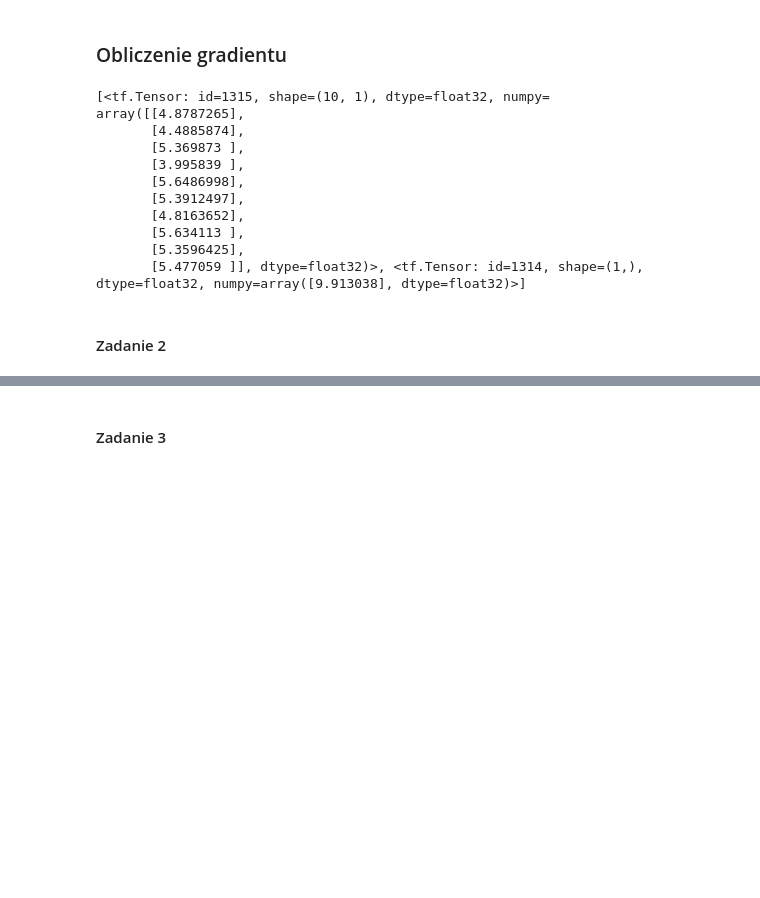
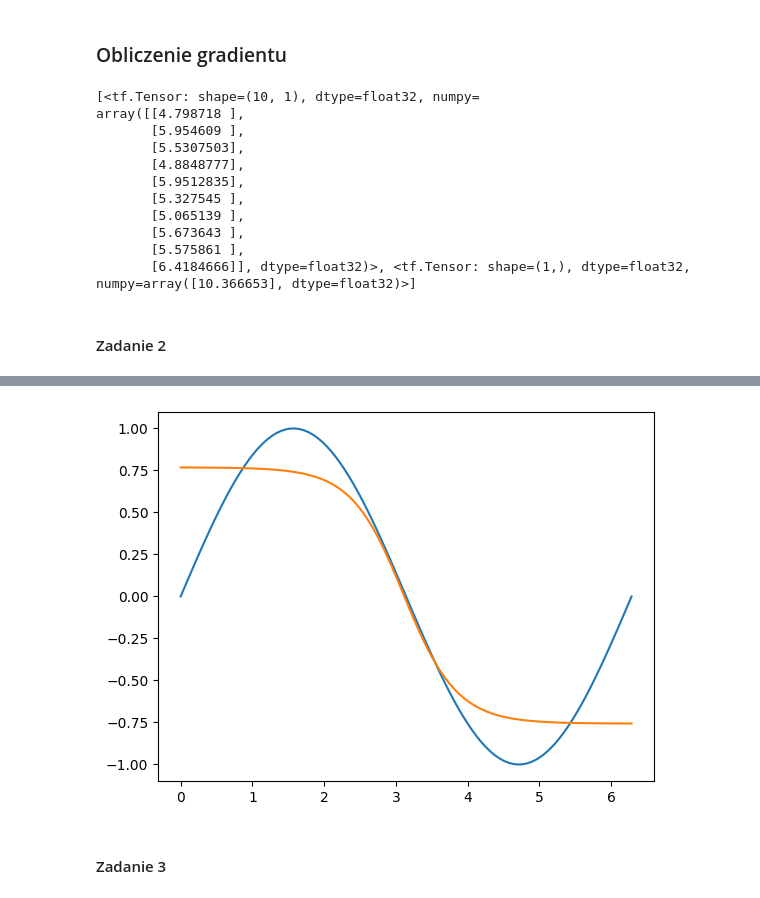
Before and after one commit to Mimikkk/eio-2022, a Jupyter notebook: deep-learning/exercise-3-tensorflow-intro/main.ipynb, the cells around one changed output, grey strips where cells are left out. Drawn from its saved outputs; the diff is of its cells as text; code cells hidden in the pictures; blank space fills up the shorter version.

```diff
--- a/deep-learning/exercise-3-tensorflow-intro/main.ipynb
+++ b/deep-learning/exercise-3-tensorflow-intro/main.ipynb
@@ -46,6 +46,10 @@ Poniżej przedstawione zostało porównanie wykonania tego samego zadania w NumP
 # import bibliotek
 import tensorflow as tf
 import numpy as np
+
+import functools
+def pipe(*fns):
+  return functools.reduce(lambda f, g: lambda x: f(g(x)), reversed(fns))
 # %%
 # przykładowa alokacja danych:
 np_arr = np.zeros([5, 5])
@@ -389,26 +404,26 @@ y_true = tf.ones([32, 1])
 # obiekt gradient tape pozwala na "nagrywanie" pochodnych operacji wykonanych wewnątrz struktury "with ... :"
 with tf.GradientTape() as tape:
   y_pred = network(x)
-  l = loss(y_pred, y_true)
+  error = loss(y_pred, y_true)
 
 # pobranie interesujących nas gradientów (tylko dla uczonych zmiennych!)
-grads = tape.gradient(l, [w, b])
+grads = tape.gradient(error, [w, b])
 # oraz ich użycie przez optymalizator
 optimizer.apply_gradients(zip(grads, [w, b]))
 
 print(grads)
 # %% [output]
-[<tf.Tensor: id=1315, shape=(10, 1), dtype=float32, numpy=
-array([[4.8787265],
-       [4.4885874],
-       [5.369873 ],
-       [3.995839 ],
-       [5.6486998],
-       [5.3912497],
-       [4.8163652],
-       [5.634113 ],
-       [5.3596425],
-       [5.477059 ]], dtype=float32)>, <tf.Tensor: id=1314, shape=(1,), dtype=float32, numpy=array([9.913038], dtype=float32)>]
+[<tf.Tensor: shape=(10, 1), dtype=float32, numpy=
+array([[4.798718 ],
+       [5.954609 ],
+       [5.5307503],
+       [4.8848777],
+       [5.9512835],
+       [5.327545 ],
+       [5.065139 ],
+       [5.673643 ],
+       [5.575861 ],
+       [6.4184666]], dtype=float32)>, <tf.Tensor: shape=(1,), dtype=float32, numpy=array([10.366653], dtype=float32)>]
 # %% [markdown]
 #### Zadanie 2
 # %% [markdown]
@@ -426,50 +441,61 @@ import tensorflow as tf
 import numpy as np
 import matplotlib.pyplot as plt
 
-ITERS = 1000
 
 # pierwsza warstwa
 w1 = tf.Variable(tf.ones([1, 1]))
 b1 = tf.Variable(tf.ones([1]))
 
 # druga warstwa
 w2 = tf.Variable(tf.ones([1, 2]))
 b2 = tf.Variable(tf.ones([2]))
 
 # trzecia warstwa
 w3 = tf.Variable(tf.ones([2, 1]))
 b3 = tf.Variable(tf.ones([1]))
 
+loss = tf.losses.mse
+from pipe import Pipe
+
 def layer_1(x):
-  raise NotImplementedError()
+  return x @ w1 + b1
 
 def layer_2(x):
-  raise NotImplementedError()
+  return x @ w2 + b2
 
 def layer_3(x):
-  raise NotImplementedError()
+  return x @ w3 + b3
 
-def network(x):  # obliczanie wyjścia sieci
-  raise NotImplementedError()
+network = pipe(layer_1, tf.nn.sigmoid, layer_2, tf.nn.sigmoid, layer_3)
 
+iters = 5_000
 mu = 0.01  # prędkość uczenia
 variables = [w1, b1, w2, b2, w3, b3]
-optimizer = ...
+optimizer = tf.optimizers.SGD(mu)
 
-for i in range(ITERS):
-  x = tf.random.uniform([16, 1], 0, math.pi * 2)  # dane wejściowe
-  y_true = tf.math.sin(x)                         # dane uczące (ground truth)
+# Backpropagation
+for _ in range(iters):
+  # dane wejściowe
+  x = tf.random.uniform([16, 1], 0, math.pi * 2)
+  # dane uczące (ground truth)
+  y_true = tf.math.sin(x)
 
+  with tf.GradientTape() as tape:
+    y_pred = network(x)
+    error = tf.losses.mse(y_true, y_pred)
 
-  raise NotImplementedError()
-
+  gradients = tape.gradient(error, variables)
+  optimizer.apply_gradients(zip(gradients, variables))
 
 # testowanie sieci na zbiorze testowym
-xs = np.linspace(0, 2 * math.pi, 100, dtype=np.float32).reshape([100, 1])  # wymiary są zmieniane by xs zostało zaakceptowane jako wejście do sieci
+# wymiary są zmieniane by xs zostało zaakceptowane jako wejście do sieci
+xs = np.linspace(0, 2 * math.pi, 100, dtype=np.float32).reshape([100, 1])
 ys1 = np.sin(xs)
 ys2 = network(xs)
 plt.plot(xs, ys1, xs, ys2)
 plt.show()
+# %% [output]
+[figure, added]
 # %% [markdown]
 #### Zadanie 3
 # %% [markdown]
```
Also changed, not shown: parts of 10 cells of this notebook.
